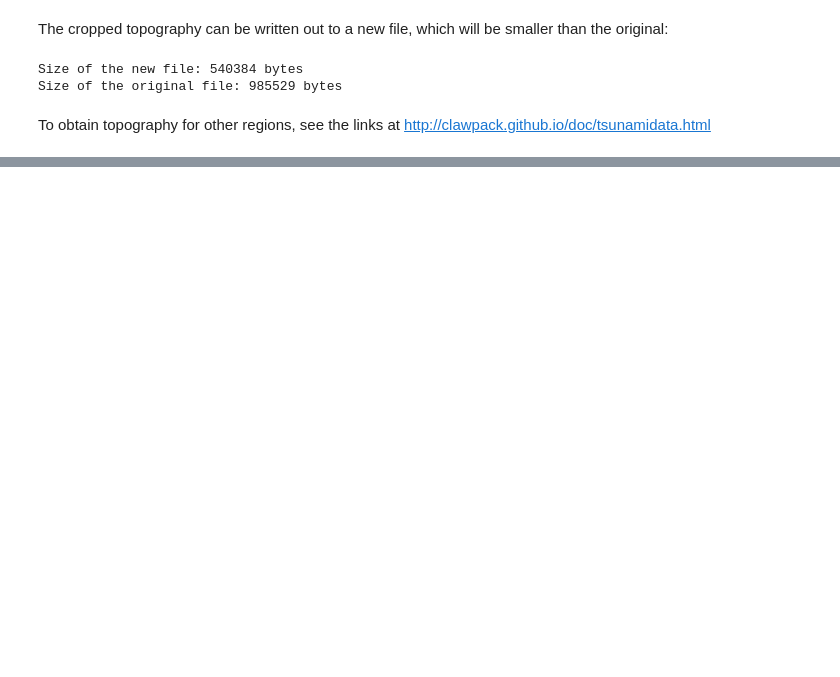
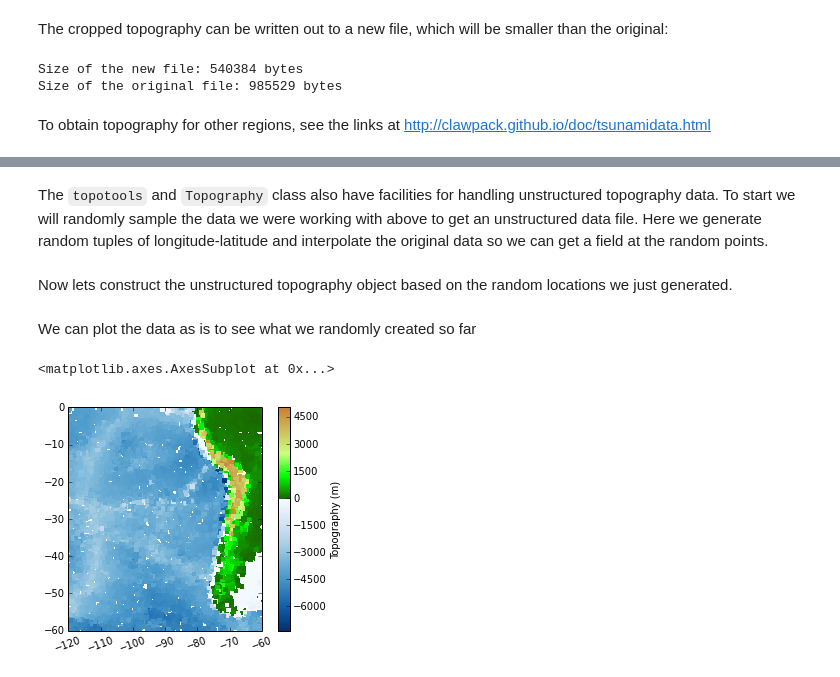
Before and after one commit to clawpack/doc, a Jupyter notebook: doc/extra_files/notebooks/topotools_examples.ipynb, the cells around one changed output, grey strips where cells are left out. Cells and saved outputs as stored; diff of their text form; code cells hidden in the pictures; blank space fills up the shorter version.

```diff
--- a/doc/extra_files/notebooks/topotools_examples.ipynb
+++ b/doc/extra_files/notebooks/topotools_examples.ipynb
@@ -127,0 +126,31 @@ To obtain topography for other regions, see the links at <http://clawpack.github
+# %% [markdown]
+The `topotools` and `Topography` class also have facilities for handling unstructured topography data.  To start we will randomly sample the data we were working with above to get an unstructured data file.  Here we generate random tuples of longitude-latitude and interpolate the original data so we can get a field at the random points.
+# %%
+import scipy.interpolate as interpolate
+
+N = 10000
+
+x = numpy.random.rand(N) * (topo.x[-1] - topo.x[0]) + topo.x[0]
+y = numpy.random.rand(N) * (topo.y[-1] - topo.y[0]) + topo.y[0]
+
+# Here we need to transpose the Z array so that the coordinate evaluation is correct
+bathy = interpolate.RectBivariateSpline(topo.x, topo.y, topo.Z.transpose())
+
+# strange hack to evaluate the function `bathy` produced by RectBivariateSpline since bathy(x, y) does not work
+z = numpy.empty(x.shape)
+for i in xrange(x.shape[0]):
+    z[i] = bathy(x[i], y[i])
+# %% [markdown]
+Now lets construct the unstructured topography object based on the random locations we just generated.
+# %%
+unstructured_topo = topotools.Topography(unstructured=True)
+unstructured_topo.x = x
+unstructured_topo.y = y
+unstructured_topo.z = z
+# %% [markdown]
+We can plot the data as is to see what we randomly created so far
+# %%
+unstructured_topo.plot()
+# %% [output]
+<matplotlib.axes.AxesSubplot at 0x...>
+[figure, added]
```
Also changed, not shown: parts of 15 cells of this notebook, 5 other files.
